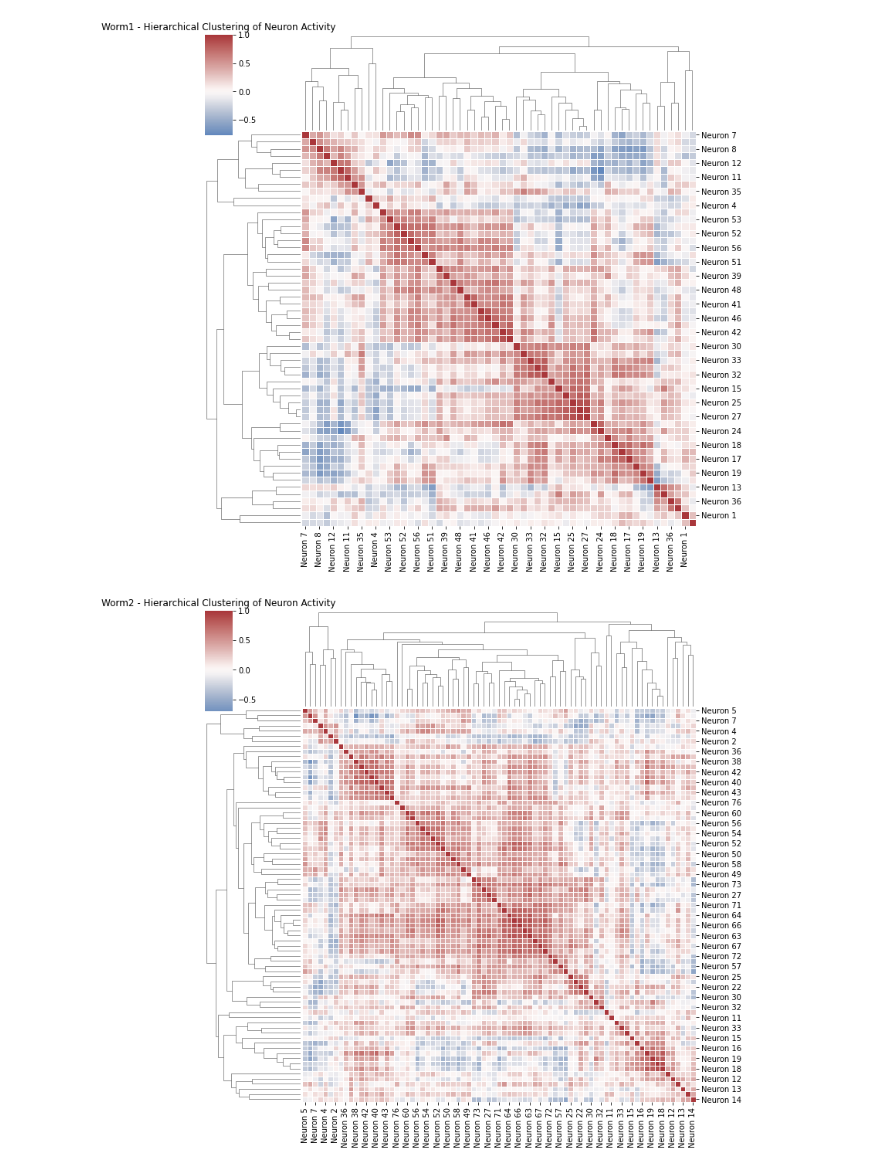
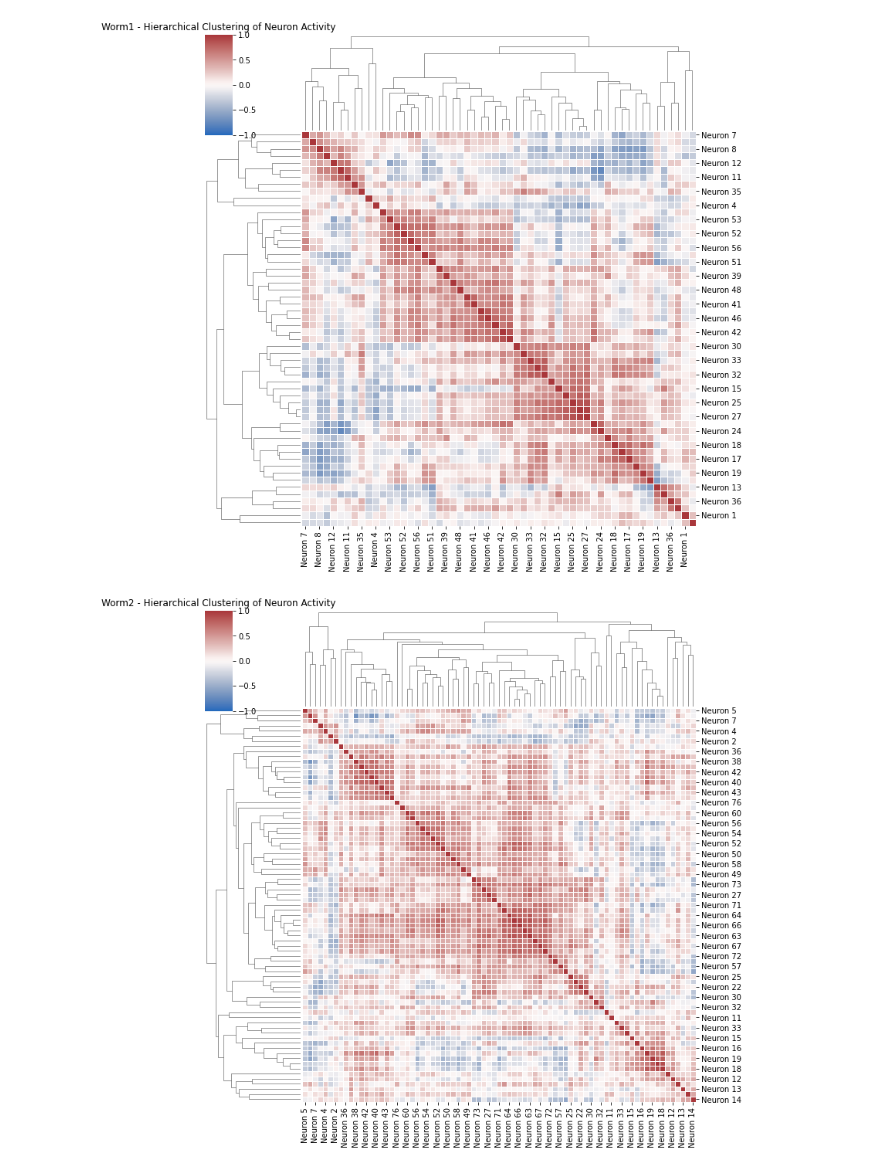
Before and after one commit to bmosk54/MetaMorph, a Jupyter notebook: analytics/neural_correlation.ipynb, the cells around one changed output. Drawn from its saved outputs; the diff is of its cells as text; code cells hidden in the pictures.

Commit message:
change in neural_corr

```diff
--- a/analytics/neural_correlation.ipynb
+++ b/analytics/neural_correlation.ipynb
@@ -9,35 +9,43 @@ from scipy.spatial.distance import squareform
 # Load the Excel file
 file_path = 'D:/computational neuroscince/NeuroAI/project/data/pnas.1507110112.sd01.xls'
 sheets = ['Worm1', 'Worm2', 'Worm3', 'Worm4']
 
 data = {sheet: pd.read_excel(file_path, sheet_name=sheet) for sheet in sheets}
 
 # Function to extract neuron activity and compute correlation
 def compute_correlation(df):
     # Extract neuron activity columns (columns E to the last column)
     neuron_data = df.iloc[:, 4:]  # Assuming neurons start from column 5 (index 4 in zero-indexing)
+
+    # Normalize neuron data if needed (uncomment if necessary)
+    # neuron_data = (neuron_data - neuron_data.min()) / (neuron_data.max() - neuron_data.min())
+
     # Compute correlation matrix
-    correlation_matrix = neuron_data.corr()
+    correlation_matrix = neuron_data.corr(method='pearson')
+
+    # Ensure correlation matrix is between -1 and 1 (optional step, usually unnecessary for Pearson)
+    correlation_matrix = np.clip(correlation_matrix, -1, 1)
+
     return correlation_matrix
 
 # Compute correlation matrices for each worm
 correlation_matrices = {sheet: compute_correlation(data[sheet]) for sheet in sheets}
 
 # Function to plot hierarchical clustering of correlation matrix
 def plot_hierarchical_clustering(correlation_matrix, worm_name):
     # Compute the linkage matrix for hierarchical clustering
     linkage_matrix = linkage(squareform(1 - correlation_matrix), method='average')
 
-    # Create a cluster map with seaborn
+    # Create a cluster map with seaborn, normalizing the color scale between -1 and +1
     sns.clustermap(correlation_matrix, row_linkage=linkage_matrix, col_linkage=linkage_matrix,
-                   cmap='vlag', center=0, linewidths=.75, figsize=(10, 10))
+                   cmap='vlag', center=0, vmin=-1, vmax=1, linewidths=.75, figsize=(10, 10))
 
     plt.title(f'{worm_name} - Hierarchical Clustering of Neuron Activity')
     plt.show()
 
 # Plot correlation and hierarchical clustering for each worm
 for sheet in sheets:
     plot_hierarchical_clustering(correlation_matrices[sheet], sheet)
 # %% [output]
-[figure, old version]
+[figure, new version]
-[figure, old version]
+[figure, new version]
```
Also changed, not shown: parts of 1 cell of this notebook.
